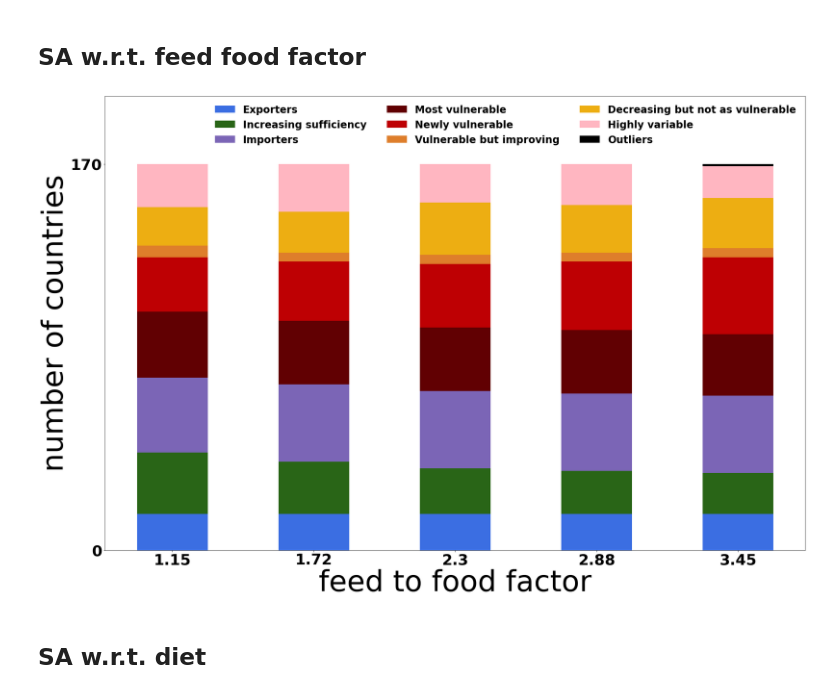
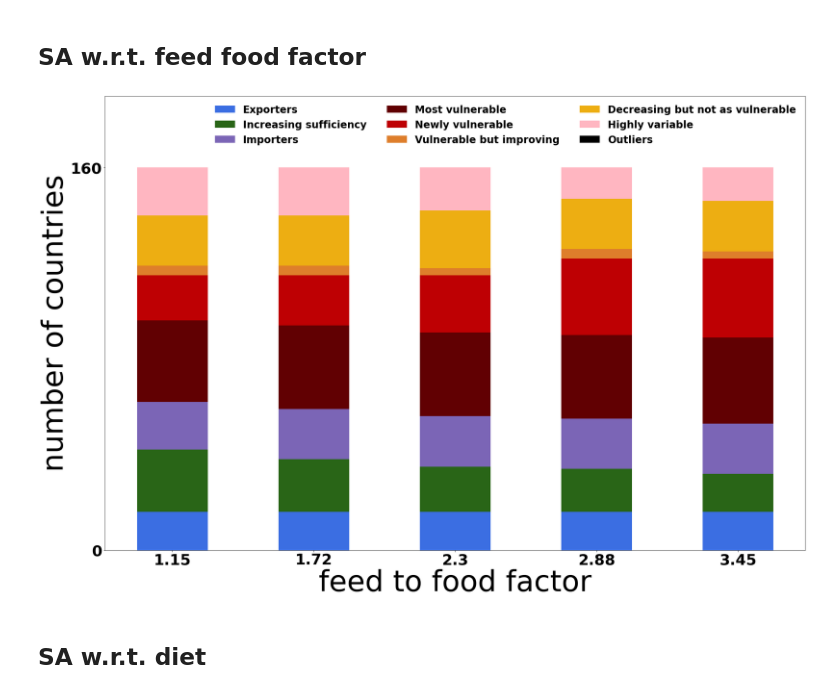
Before and after one commit to charlottegiseleweil/future-food-sufficiency, a Jupyter notebook: sufficiencies/SA_MC_caloric_sufficiency.ipynb, the cells around one changed output. Saved outputs shown, nothing was run; the diff lists cells and outputs as text; code cells hidden in the pictures.

```diff
--- a/sufficiencies/SA_MC_caloric_sufficiency.ipynb
+++ b/sufficiencies/SA_MC_caloric_sufficiency.ipynb
@@ -488,50 +489,50 @@ header = ['Exporters', 'Increasing sufficiency', 'Importers', 'Most vulnerable',
 
 values = np.round(2.3 * np.array([0.5 , 0.75, 1.  , 1.25, 1.5]),2)
 
-cat1 = np.array([16, 16, 16, 16, 16])
-cat2 = np.array([27, 23, 20, 19, 18])
-cat3 = np.array([33, 34, 34, 34, 34])
-cat4 = np.array([29, 28, 28, 28, 27])
-cat5 = np.array([24, 26, 28, 30, 34])
-cat6 = np.array([5, 4, 4, 4, 4])
-cat7 = np.array([17, 18, 23, 21, 22])
-cat8 = np.array([19, 21, 17, 18, 14])
-cat9 = np.array([0, 0, 0, 0, 1])
+cat1 = np.array(cat1)
+cat2 = np.array(cat2)
+cat3 = np.array(cat3)
+cat4 = np.array(cat4)
+cat5 = np.array(cat5)
+cat6 = np.array(cat6)
+cat7 = np.array(cat7)
+cat8 = np.array(cat8)
+cat9 = np.array(cat9)
 
 ind = np.arange(len(values))
 width = .5
 matplotlib.rc('font', serif='Helvetica Neue')
 matplotlib.rc('text', usetex='false')
 matplotlib.rcParams.update({'font.size': 40})
 
 fig = matplotlib.pyplot.gcf()
 fig.set_size_inches(30, 20)
 plt.xticks(ind, values, fontsize=36)
 plt.xlabel('feed to food factor', fontsize=70)
-plt.ylim([0,200])
-plt.yticks([0, 170],fontsize=36)
+plt.ylim([0,190])
+plt.yticks([0, 160],fontsize=36)
 plt.ylabel('number of countries', fontsize=70)
 
 p1 = plt.bar(ind, cat1, width, color='#3B6EE2')
 p2 = plt.bar(ind, cat2, width, bottom=cat1, color='#296517')
 p3 = plt.bar(ind, cat3, width, bottom=cat1+cat2, color='#7B65B6')
 p4 = plt.bar(ind, cat4, width, bottom=cat1+cat2+cat3,
              color='#610002')
 p5 = plt.bar(ind, cat5, width, bottom=cat1+cat2+cat3+cat4, color='#BE0003')
 p6 = plt.bar(ind, cat6, width, bottom=cat1+cat2+cat3+cat4+cat5, color='#DE7E2B')
 p7 = plt.bar(ind, cat7, width, bottom=cat1+cat2+cat3+cat4+cat5+cat6, color='#EDAE12')
 p8 = plt.bar(ind, cat8, width, bottom=cat1+cat2+cat3+cat4+cat5+cat6+cat7,
              color='#FFB6C1')
 p9 = plt.bar(ind, cat9, width, bottom=cat1+cat2+cat3+cat4+cat5+cat6+cat7+cat8,
              color='black')
 
 
 plt.legend((p1[0], p2[0], p3[0], p4[0], p5[0], p6[0], p7[0], p8[0], p9[0]), (header[0], header[1], header[2], header[3], header[4],\
                                           header[5], header[6], header[7], header[8]), fontsize=24, ncol=3, framealpha=0, fancybox=True)
 # plt.title('Sensitivity analysis of caloric sufficiency w.r.t. population')
 plt.show()
 # %% [output]
-[figure, old version]
+[figure, new version]
 # %% [markdown]
 ## SA w.r.t. diet
 # %%
```
Also changed, not shown: parts of 5 cells of this notebook.
